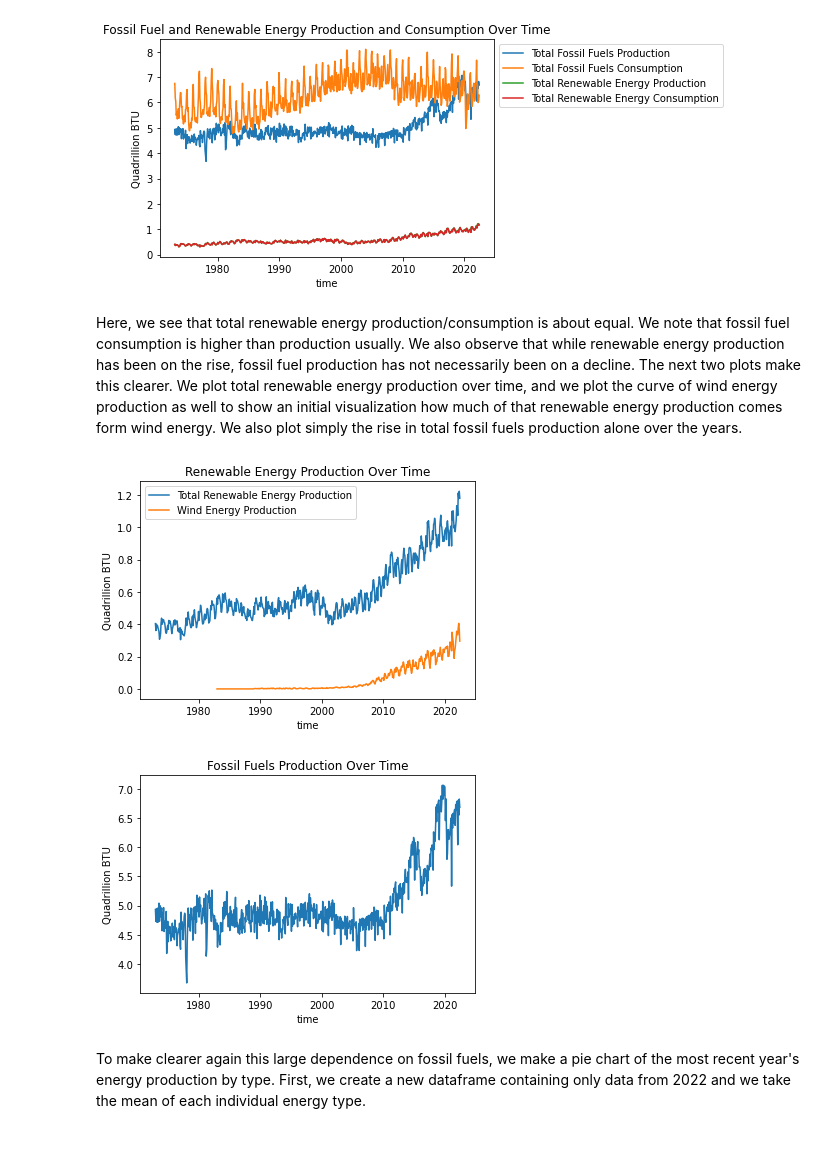
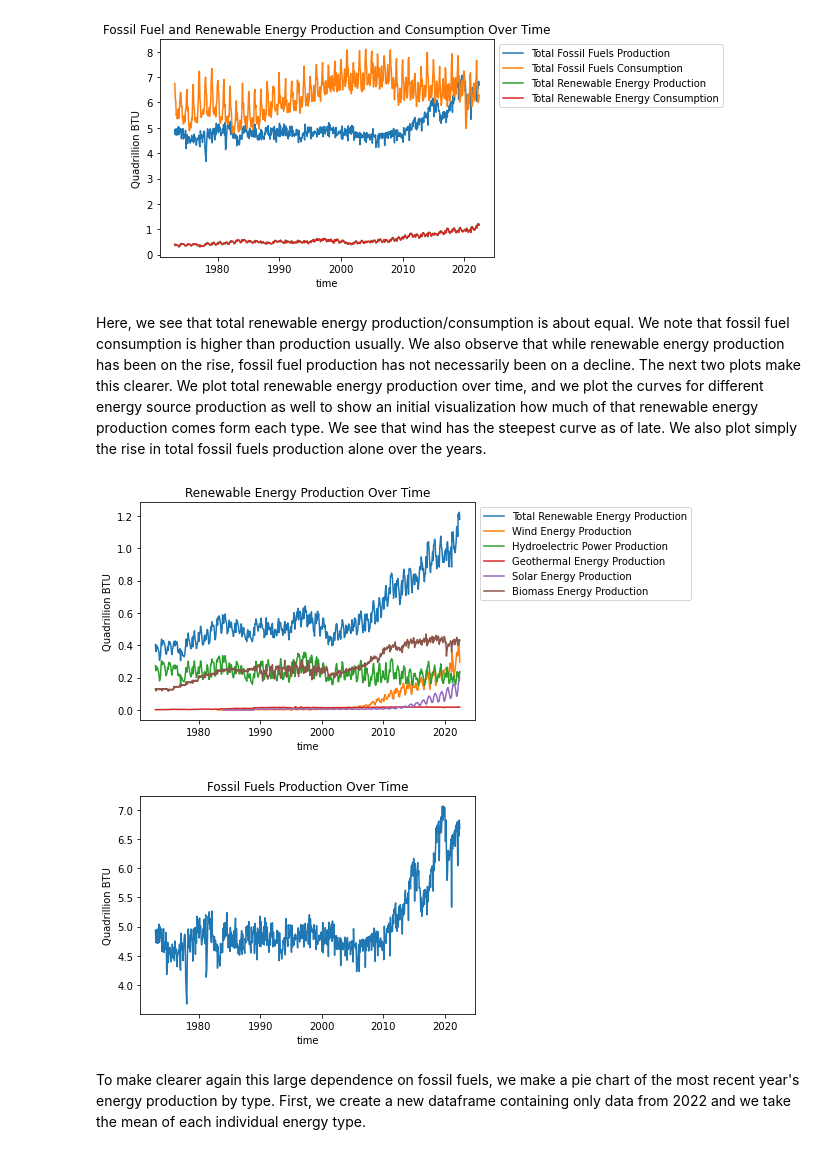
Before and after one commit to akkij26/info_2950, a Jupyter notebook: Phase_2_final.ipynb, the cells around one changed output. Drawn from its saved outputs; the diff is of its cells as text; code cells hidden in the pictures.

```diff
--- a/Phase_2_final.ipynb
+++ b/Phase_2_final.ipynb
@@ -243,24 +253,31 @@ plt.show()
 # %% [output]
 [figure]
 # %% [markdown]
-Here, we see that total renewable energy production/consumption is about equal. We note that fossil fuel consumption is higher than production usually. We also observe that while renewable energy production has been on the rise, fossil fuel production has not necessarily been on a decline. The next two plots make this clearer. We plot total renewable energy production over time, and we plot the curve of wind energy production as well to show an initial visualization how much of that renewable energy production comes form wind energy. We also plot simply the rise in total fossil fuels production alone over the years.
+Here, we see that total renewable energy production/consumption is about equal. We note that fossil fuel consumption is higher than production usually. We also observe that while renewable energy production has been on the rise, fossil fuel production has not necessarily been on a decline. The next two plots make this clearer. We plot total renewable energy production over time, and we plot the curves for different energy source production as well to show an initial visualization how much of that renewable energy production comes form each type. We see that wind has the steepest curve as of late. We also plot simply the rise in total fossil fuels production alone over the years.
 # %%
 #plotting total renewable energy production as well as wind energy production curve
 sns.lineplot(data = total_df, x = 'date', y = 'Total Renewable Energy Production', label = 'Total Renewable Energy Production')
 sns.lineplot(data = total_df, x = 'date', y = 'Wind Energy Production', label = 'Wind Energy Production')
+sns.lineplot(data = total_df, x = 'date', y = 'Hydroelectric Power Production', label = 'Hydroelectric Power Production')
+sns.lineplot(data = total_df, x = 'date', y = 'Geothermal Energy Production', label = 'Geothermal Energy Production')
+sns.lineplot(data = total_df, x = 'date', y = 'Solar Energy Production', label = 'Solar Energy Production')
+sns.lineplot(data = total_df, x = 'date', y = 'Biomass Energy Production', label = 'Biomass Energy Production')
+
+
 plt.title("Renewable Energy Production Over Time")
 plt.xlabel("time")
 plt.ylabel("Quadrillion BTU")
+plt.legend(bbox_to_anchor=(1.0, 1.0))
 plt.show()
 
 #plotting total fossil fuels production alone over the years
 sns.lineplot(data = total_df, x = 'date', y = 'Total Fossil Fuels Production')
 plt.title("Fossil Fuels Production Over Time")
 plt.xlabel("time")
 plt.ylabel("Quadrillion BTU")
 plt.show()
 # %% [output]
-[figure, old version]
+[figure, new version]
 [figure]
 # %% [markdown]
 To make clearer again this large dependence on fossil fuels, we make a pie chart of the most recent year's energy production by type. First, we create a new dataframe containing only data from 2022 and we take the mean of each individual energy type.
```
Also changed, not shown: parts of 15 cells of this notebook.
